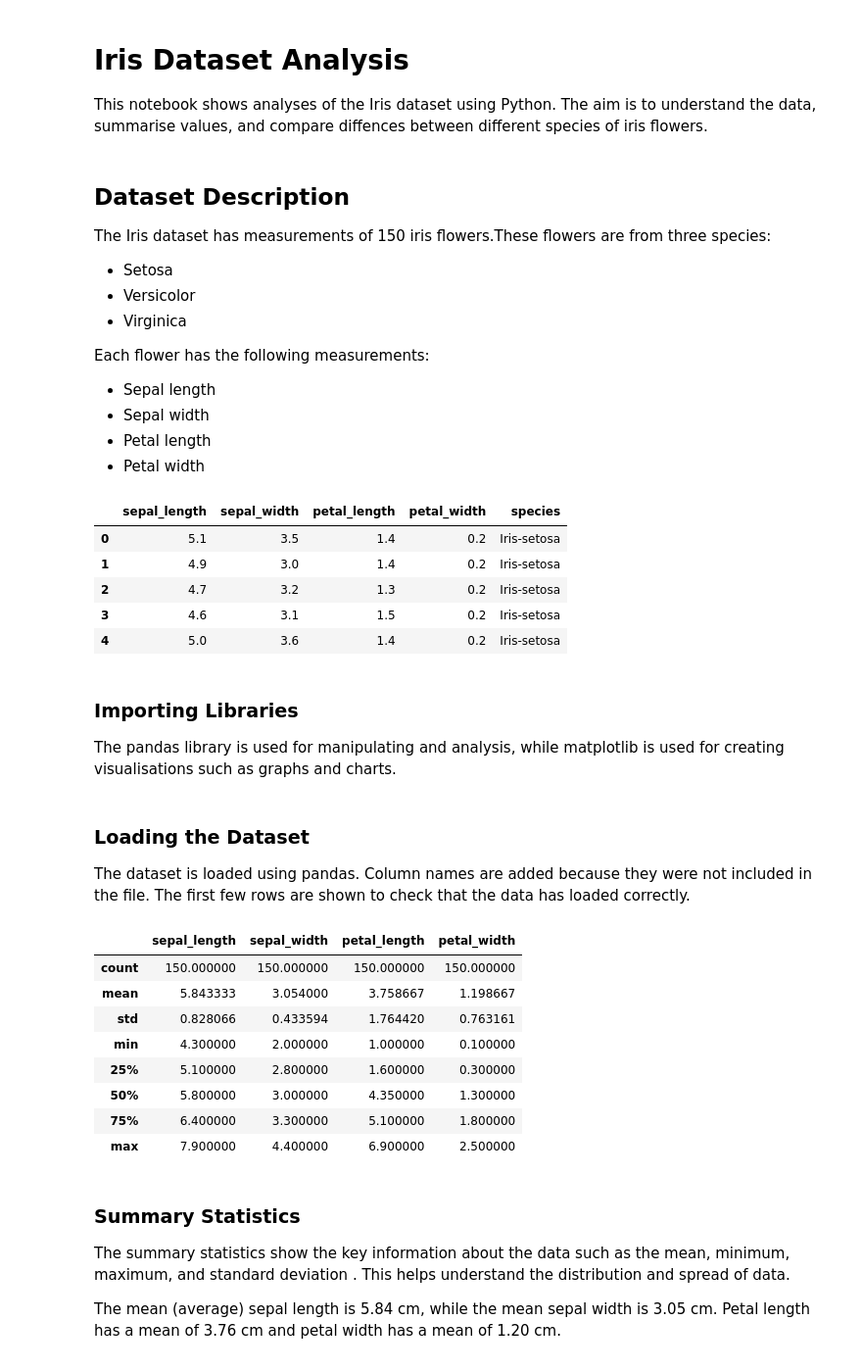
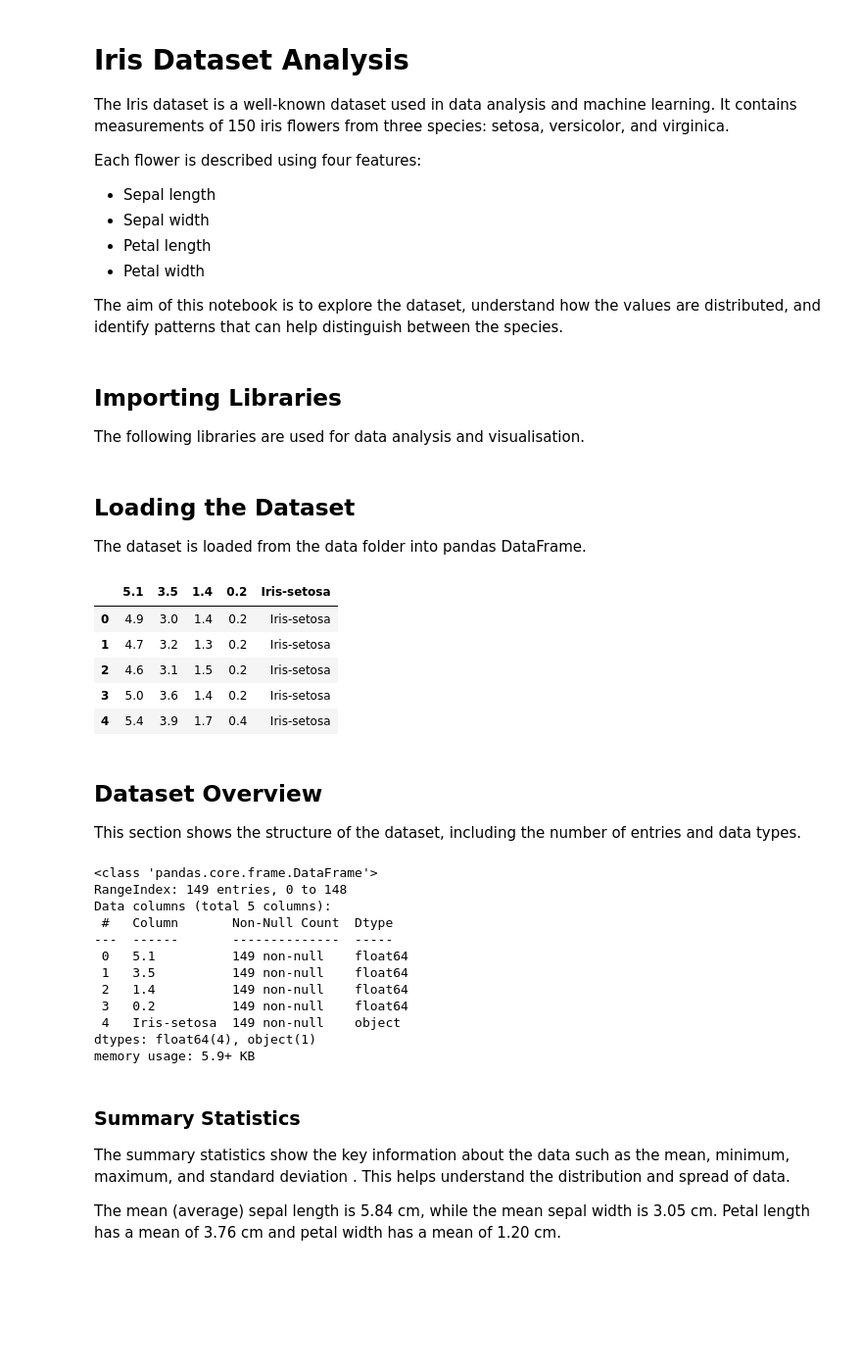
Before and after one commit to aiswarialajan124-png/programming_scripting-pands-project, a Jupyter notebook: analysis.ipynb, the cells around one changed output. Shown at 98% size. Saved outputs shown, nothing was run; the diff lists cells and outputs as text; code cells hidden in the pictures; blank space fills up the shorter version.

```diff
--- a/analysis.ipynb
+++ b/analysis.ipynb
@@ -1,15 +1,14 @@
 # %% [markdown]
 # Iris Dataset Analysis
-This notebook shows analyses of the Iris dataset using Python. The aim is to understand the data, summarise values, and compare diffences between different species of iris flowers.
+The Iris dataset is a well-known dataset used in data analysis and machine learning. It contains measurements of 150 iris flowers from three species: setosa, versicolor, and virginica.
+
+Each flower is described using four features:
+  - Sepal length
+  - Sepal width
+  - Petal length
+  - Petal width
+
+The aim of this notebook is to explore the dataset, understand how the values are distributed, and identify patterns that can help distinguish between the species.
 # %% [markdown]
-## Dataset Description
-The Iris dataset has measurements of 150 iris flowers.These flowers are from three species:
-- Setosa
-- Versicolor
-- Virginica
-
-Each flower has the following measurements:
-- Sepal length
-- Sepal width
-- Petal length
-- Petal width
+## Importing Libraries
+The following libraries are used for data analysis and visualisation.
@@ -16,37 +20,35 @@ Each flower has the following measurements:
+# %% [markdown]
+## Loading the Dataset
+The dataset is loaded from the data folder into pandas DataFrame.
 # %%
 # Load the dataset
-import pandas as pd
-import matplotlib.pyplot as plt
-
-columns = ["sepal_length", "sepal_width", "petal_length", "petal_width", "species"]
-df = pd.read_csv("data/iris.csv", names=columns)
-
+df = pd.read_csv("data/iris.csv")
 df.head()
 # %% [output]
-|  | sepal_length | sepal_width | petal_length | petal_width | species |
-| 0 | 5.1 | 3.5 | 1.4 | 0.2 | Iris-setosa |
-| 1 | 4.9 | 3.0 | 1.4 | 0.2 | Iris-setosa |
-| 2 | 4.7 | 3.2 | 1.3 | 0.2 | Iris-setosa |
-| 3 | 4.6 | 3.1 | 1.5 | 0.2 | Iris-setosa |
-| 4 | 5.0 | 3.6 | 1.4 | 0.2 | Iris-setosa |
+|  | 5.1 | 3.5 | 1.4 | 0.2 | Iris-setosa |
+| 0 | 4.9 | 3.0 | 1.4 | 0.2 | Iris-setosa |
+| 1 | 4.7 | 3.2 | 1.3 | 0.2 | Iris-setosa |
+| 2 | 4.6 | 3.1 | 1.5 | 0.2 | Iris-setosa |
+| 3 | 5.0 | 3.6 | 1.4 | 0.2 | Iris-setosa |
+| 4 | 5.4 | 3.9 | 1.7 | 0.4 | Iris-setosa |
 # %% [markdown]
-### Importing Libraries
-The pandas library is used for manipulating and analysis, while matplotlib is used for creating visualisations such as graphs and charts.
+## Dataset Overview
+This section shows the structure of the dataset, including the number of entries and data types.
-# %% [markdown]
-### Loading the Dataset
-The dataset is loaded using pandas. Column names are added because they were not included in the file. The first few rows are shown to check that the data has loaded correctly.
 # %%
-df.describe()
+df.info()
 # %% [output]
-|  | sepal_length | sepal_width | petal_length | petal_width |
-| count | 150.000000 | 150.000000 | 150.000000 | 150.000000 |
-| mean | 5.843333 | 3.054000 | 3.758667 | 1.198667 |
-| std | 0.828066 | 0.433594 | 1.764420 | 0.763161 |
-| min | 4.300000 | 2.000000 | 1.000000 | 0.100000 |
-| 25% | 5.100000 | 2.800000 | 1.600000 | 0.300000 |
-| 50% | 5.800000 | 3.000000 | 4.350000 | 1.300000 |
-| 75% | 6.400000 | 3.300000 | 5.100000 | 1.800000 |
-| max | 7.900000 | 4.400000 | 6.900000 | 2.500000 |
+<class 'pandas.core.frame.DataFrame'>
+RangeIndex: 149 entries, 0 to 148
+Data columns (total 5 columns):
+ #   Column       Non-Null Count  Dtype
+---  ------       --------------  -----
+ 0   5.1          149 non-null    float64
+ 1   3.5          149 non-null    float64
+ 2   1.4          149 non-null    float64
+ 3   0.2          149 non-null    float64
+ 4   Iris-setosa  149 non-null    object
+dtypes: float64(4), object(1)
+memory usage: 5.9+ KB
 # %% [markdown]
 ### Summary Statistics
 The summary statistics show the key information about the data such as the mean, minimum, maximum, and standard deviation . This helps understand the distribution and spread of data.
```
Also changed, not shown: parts of 3 cells of this notebook.
